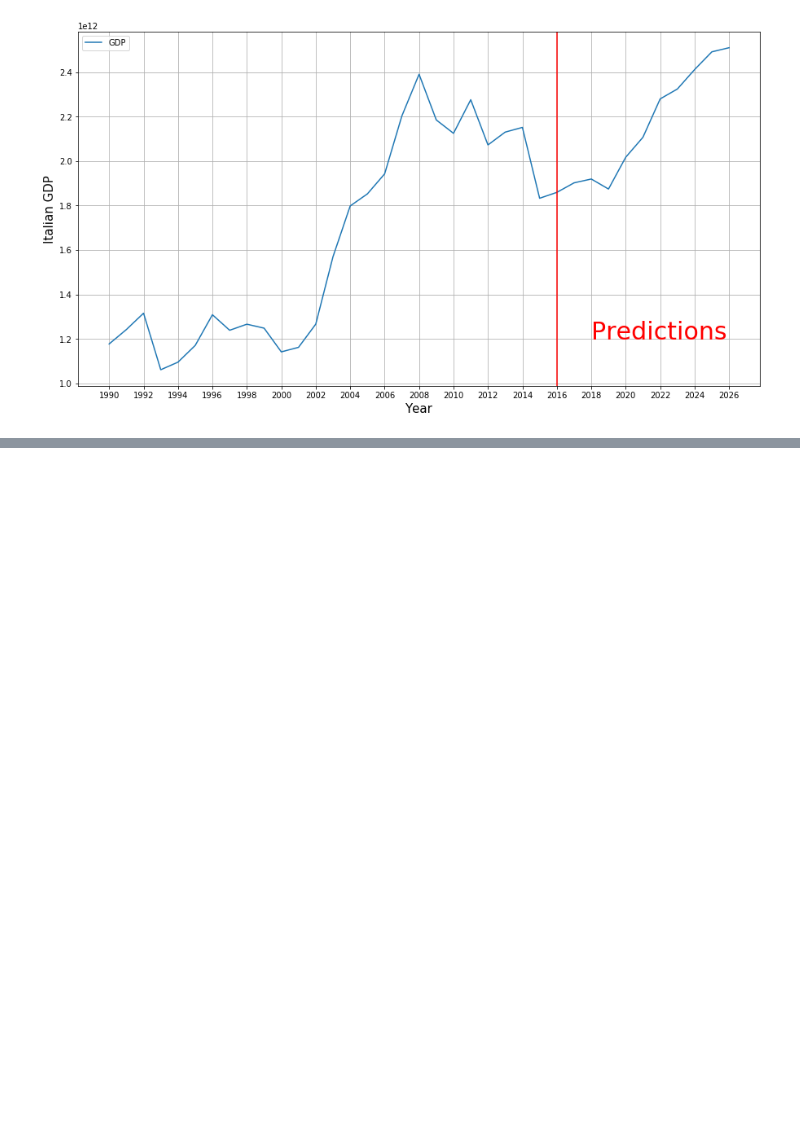
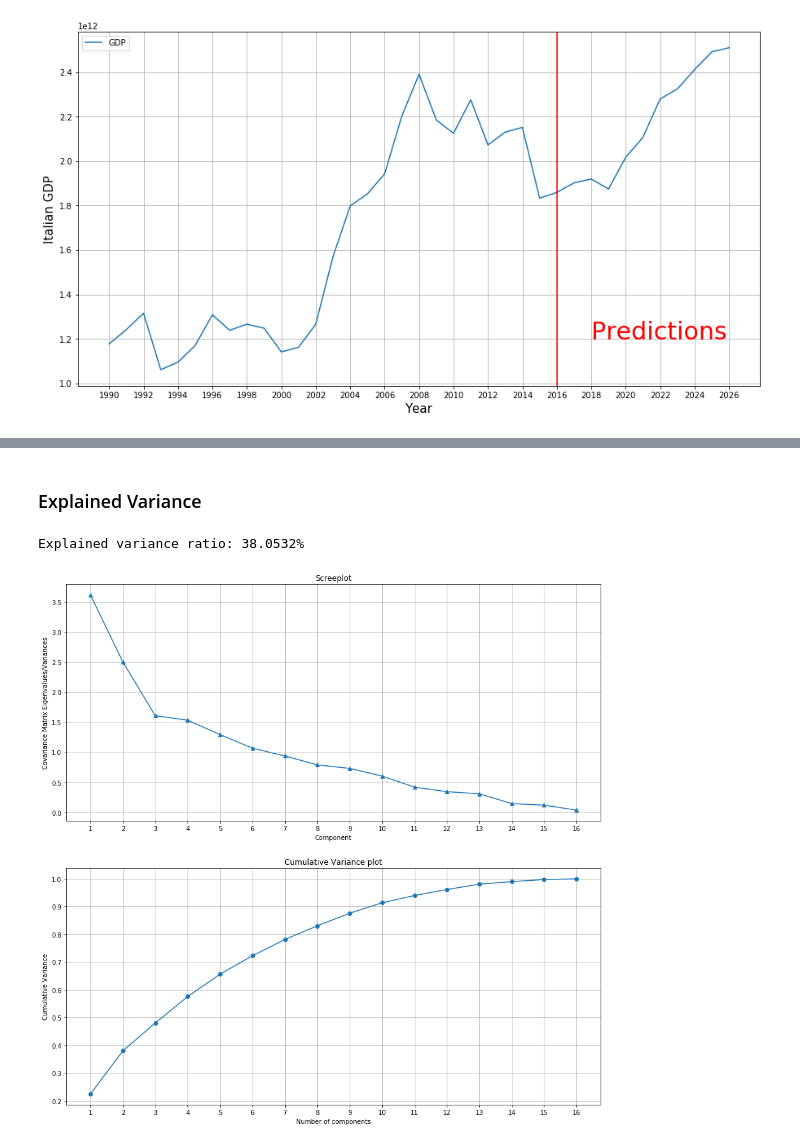
Before and after one commit to AngeloDamiani/DA-DDD-Project, a Jupyter notebook: main_notebook.ipynb, the cells around one changed output, grey strips where cells are left out. Drawn from its saved outputs; the diff is of its cells as text; code cells hidden in the pictures; blank space fills up the shorter version.

```diff
--- a/main_notebook.ipynb
+++ b/main_notebook.ipynb
@@ -225,0 +351,39 @@ plt.show()
+# %% [markdown]
+### Explained Variance
+# %%
+plt.rcParams['figure.figsize'] = (15,15)
+
+# Variance explained:
+
+# Number of component of biplot
+n_examined = 2
+
+# Variance for each column
+variances = pca.explained_variance_
+
+# Cumulative variance ratio
+cumulative_variance_ratios = np.cumsum(pca.explained_variance_ratio_)
+
+# Screeplot
+plt.subplot(2, 1, 1)
+plt.title("Screeplot")
+plt.ylabel('Covariance Matrix Eigenvalues/Variances')
+plt.xlabel('Component')
+plt.plot(pd.Series(variances, index=range(1,n+1)), marker="^", linestyle="-")
+plt.xticks(np.arange(1, n+1, 1.0))
+plt.grid()
+
+# Cumulative Variance Plot
+plt.subplot(2, 1, 2)
+plt.title("Cumulative Variance plot")
+plt.ylabel('Cumulative Variance')
+plt.xlabel('Number of components')
+plt.plot(pd.Series(cumulative_variance_ratios, index=range(1,n+1)), marker="o", linestyle="-")
+plt.xticks(np.arange(1, n+1, 1.0))
+plt.grid()
+
+explained_variance_ratio = sum(pca.explained_variance_ratio_[0:n_examined])
+print("Explained variance ratio: {:1.4f}%".format(explained_variance_ratio*100))
+# %% [output]
+Explained variance ratio: 38.0532%
+[figure, added]
```
Also changed, not shown: parts of 8 cells of this notebook.
